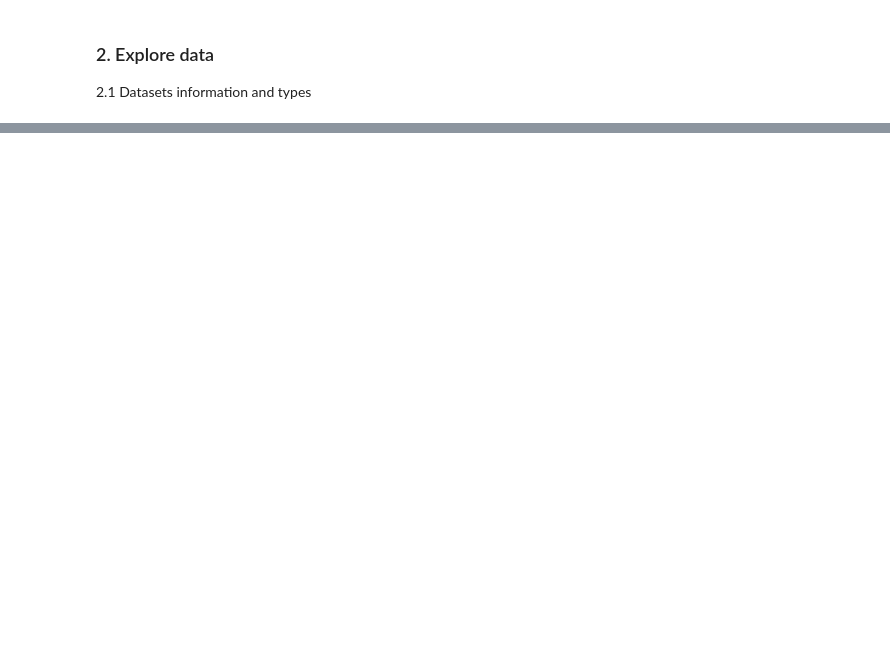
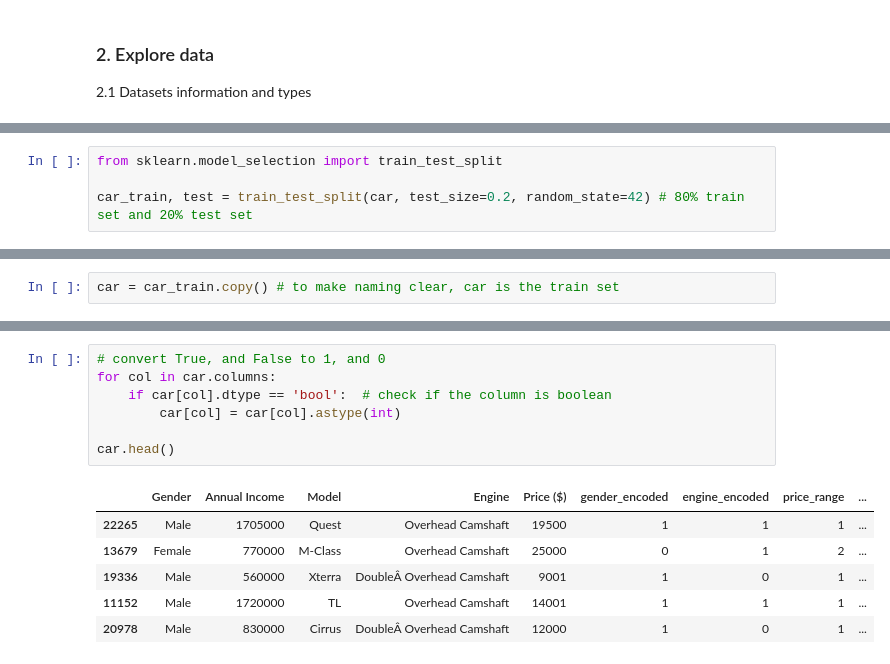
Before and after one commit to sijiao-liu/customer-car-prediction, a Jupyter notebook: code/data processing.ipynb, the cells around one changed output, grey strips where cells are left out. Drawn from its saved outputs; the diff is of its cells as text; blank space fills up the shorter version.

```diff
--- a/code/data processing.ipynb
+++ b/code/data processing.ipynb
@@ -83,0 +72,4 @@ print(c.head())
+# %%
+from sklearn.model_selection import train_test_split
+
+car_train, test = train_test_split(car, test_size=0.2, random_state=42) # 80% train set and 20% test set
@@ -83,0 +78,2 @@ print(c.head())
+# %%
+car = car_train.copy() # to make naming clear, car is the train set
@@ -129,0 +215,14 @@ Correlations
+# %%
+# convert True, and False to 1, and 0
+for col in car.columns:
+    if car[col].dtype == 'bool':  # check if the column is boolean
+        car[col] = car[col].astype(int)
+
+car.head()
+# %% [output]
+|  | Gender | Annual Income | Model | Engine | Price ($) | gender_encoded | engine_encoded | price_range | ... |
+| 22265 | Male | 1705000 | Quest | Overhead Camshaft | 19500 | 1 | 1 | 1 | ... |
+| 13679 | Female | 770000 | M-Class | Overhead Camshaft | 25000 | 0 | 1 | 2 | ... |
+| 19336 | Male | 560000 | Xterra | DoubleÂ Overhead Camshaft | 9001 | 1 | 0 | 1 | ... |
+| 11152 | Male | 1720000 | TL | Overhead Camshaft | 14001 | 1 | 1 | 1 | ... |
+| 20978 | Male | 830000 | Cirrus | DoubleÂ Overhead Camshaft | 12000 | 1 | 0 | 1 | ... |
```
Also changed, not shown: parts of 32 cells of this notebook.
